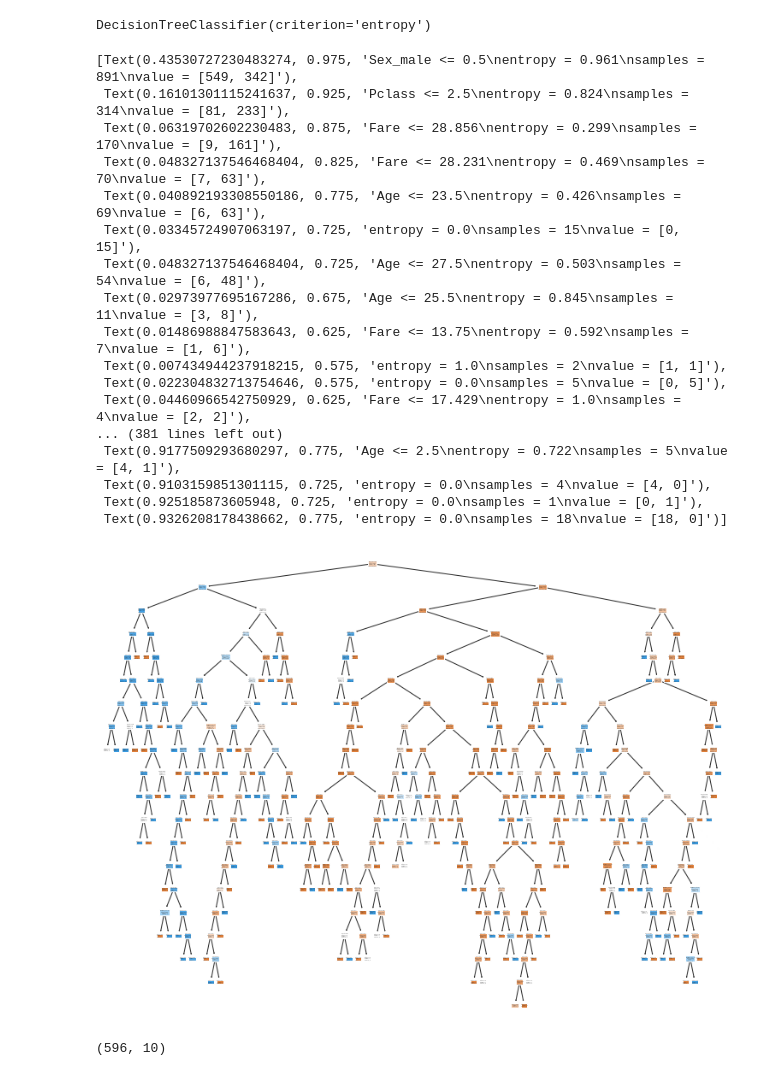
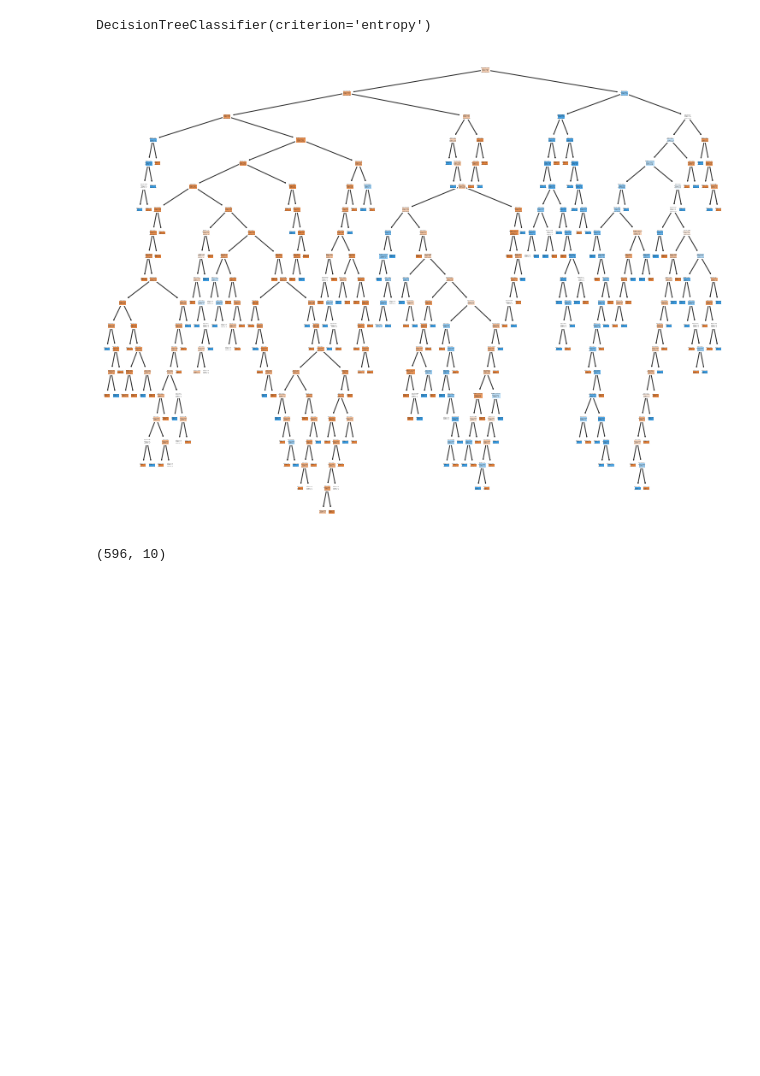
Before and after one commit to Felecort/DS-Rush, a Jupyter notebook: src/decision_trees/2_titanic_decision_tree.ipynb, the cells around one changed output. Saved outputs shown, nothing was run; the diff lists cells and outputs as text; code cells hidden in the pictures; blank space fills up the shorter version.

```diff
--- a/src/decision_trees/2_titanic_decision_tree.ipynb
+++ b/src/decision_trees/2_titanic_decision_tree.ipynb
@@ -99,28 +99,12 @@ DecisionTreeClassifier(criterion='entropy')
 # %%
 plot_tree(clf,
           filled=True,
           #   class_names=["Negative", "Positive"],
           feature_names=list(X)
           )
+None
 # %% [output]
-[Text(0.43530727230483274, 0.975, 'Sex_male <= 0.5\nentropy = 0.961\nsamples = 891\nvalue = [549, 342]'),
- Text(0.16101301115241637, 0.925, 'Pclass <= 2.5\nentropy = 0.824\nsamples = 314\nvalue = [81, 233]'),
- Text(0.06319702602230483, 0.875, 'Fare <= 28.856\nentropy = 0.299\nsamples = 170\nvalue = [9, 161]'),
- Text(0.048327137546468404, 0.825, 'Fare <= 28.231\nentropy = 0.469\nsamples = 70\nvalue = [7, 63]'),
- Text(0.040892193308550186, 0.775, 'Age <= 23.5\nentropy = 0.426\nsamples = 69\nvalue = [6, 63]'),
- Text(0.03345724907063197, 0.725, 'entropy = 0.0\nsamples = 15\nvalue = [0, 15]'),
- Text(0.048327137546468404, 0.725, 'Age <= 27.5\nentropy = 0.503\nsamples = 54\nvalue = [6, 48]'),
- Text(0.02973977695167286, 0.675, 'Age <= 25.5\nentropy = 0.845\nsamples = 11\nvalue = [3, 8]'),
- Text(0.01486988847583643, 0.625, 'Fare <= 13.75\nentropy = 0.592\nsamples = 7\nvalue = [1, 6]'),
- Text(0.007434944237918215, 0.575, 'entropy = 1.0\nsamples = 2\nvalue = [1, 1]'),
- Text(0.022304832713754646, 0.575, 'entropy = 0.0\nsamples = 5\nvalue = [0, 5]'),
- Text(0.04460966542750929, 0.625, 'Fare <= 17.429\nentropy = 1.0\nsamples = 4\nvalue = [2, 2]'),
-... (381 lines left out)
- Text(0.9177509293680297, 0.775, 'Age <= 2.5\nentropy = 0.722\nsamples = 5\nvalue = [4, 1]'),
- Text(0.9103159851301115, 0.725, 'entropy = 0.0\nsamples = 4\nvalue = [4, 0]'),
- Text(0.925185873605948, 0.725, 'entropy = 0.0\nsamples = 1\nvalue = [0, 1]'),
- Text(0.9326208178438662, 0.775, 'entropy = 0.0\nsamples = 18\nvalue = [18, 0]')]
-[figure, old version]
+[figure, new version]
 # %%
 X_train, X_test, y_train, y_test = train_test_split(
     X, y, test_size=0.33, random_state=42)
```
Also changed, not shown: parts of 9 cells of this notebook, 5 other files.
